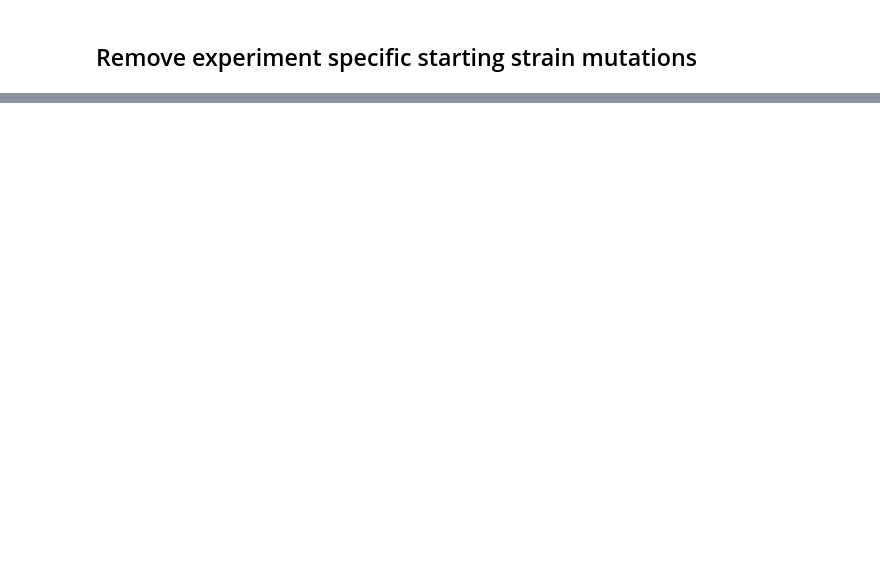
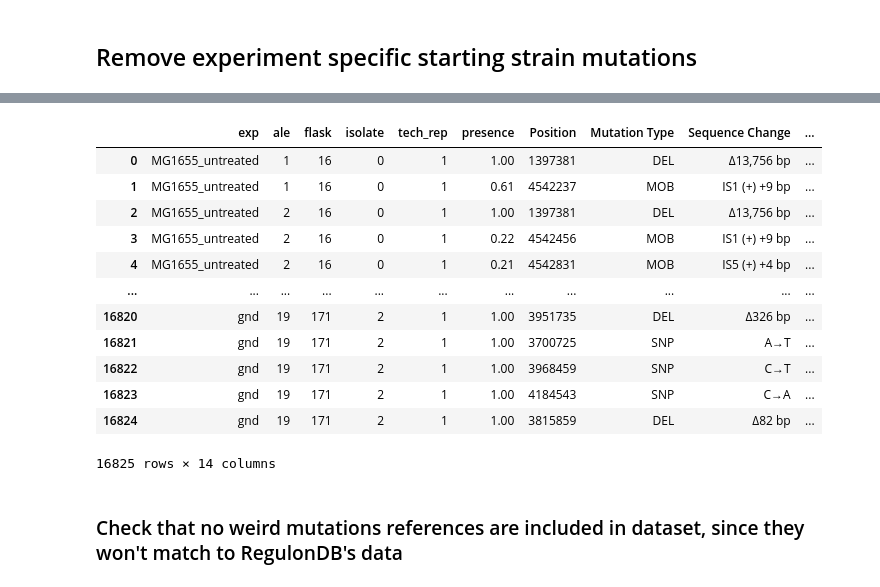
Before and after one commit to Aletechdev/ava, a Jupyter notebook: 1_aledb_mutation_df.ipynb, the cells around one changed output, grey strips where cells are left out. Saved outputs shown, nothing was run; the diff lists cells and outputs as text; code cells hidden in the pictures; blank space fills up the shorter version.

```diff
--- a/1_aledb_mutation_df.ipynb
+++ b/1_aledb_mutation_df.ipynb
@@ -231,0 +280,24 @@ muts_df = muts_df[~(
+# %%
+# to use with filtering out mutations
+muts_df = muts_df.reset_index(drop=True)
+# %%
+def get_sample_name(ale, flask, isolate, tech_rep):
+    sample_name = str(int(ale)) + " " + str(int(flask)) + " " + str(int(isolate)) + " " + str(int(tech_rep))
+    return sample_name
+
+muts_df["sample"] = muts_df.apply(lambda r: get_sample_name(r.ale, r.flask, r.isolate, r.tech_rep), axis=1)
+muts_df
+# %% [output]
+|  | exp | ale | flask | isolate | tech_rep | presence | Position | Mutation Type | Sequence Change | ... |
+| 0 | MG1655_untreated | 1 | 16 | 0 | 1 | 1.00 | 1397381 | DEL | Δ13,756 bp | ... |
+| 1 | MG1655_untreated | 1 | 16 | 0 | 1 | 0.61 | 4542237 | MOB | IS1 (+) +9 bp | ... |
+| 2 | MG1655_untreated | 2 | 16 | 0 | 1 | 1.00 | 1397381 | DEL | Δ13,756 bp | ... |
+| 3 | MG1655_untreated | 2 | 16 | 0 | 1 | 0.22 | 4542456 | MOB | IS1 (+) +9 bp | ... |
+| 4 | MG1655_untreated | 2 | 16 | 0 | 1 | 0.21 | 4542831 | MOB | IS5 (+) +4 bp | ... |
+| ... | ... | ... | ... | ... | ... | ... | ... | ... | ... | ... |
+| 16820 | gnd | 19 | 171 | 2 | 1 | 1.00 | 3951735 | DEL | Δ326 bp | ... |
+| 16821 | gnd | 19 | 171 | 2 | 1 | 1.00 | 3700725 | SNP | A→T | ... |
+| 16822 | gnd | 19 | 171 | 2 | 1 | 1.00 | 3968459 | SNP | C→T | ... |
+| 16823 | gnd | 19 | 171 | 2 | 1 | 1.00 | 4184543 | SNP | C→A | ... |
+| 16824 | gnd | 19 | 171 | 2 | 1 | 1.00 | 3815859 | DEL | Δ82 bp | ... |
+16825 rows × 14 columns
@@ -231,0 +317,2 @@ muts_df = muts_df[~(
+# %% [markdown]
+###  Check that no weird mutations references are included in dataset, since they won't match to RegulonDB's data
```
Also changed, not shown: parts of 25 cells of this notebook.
